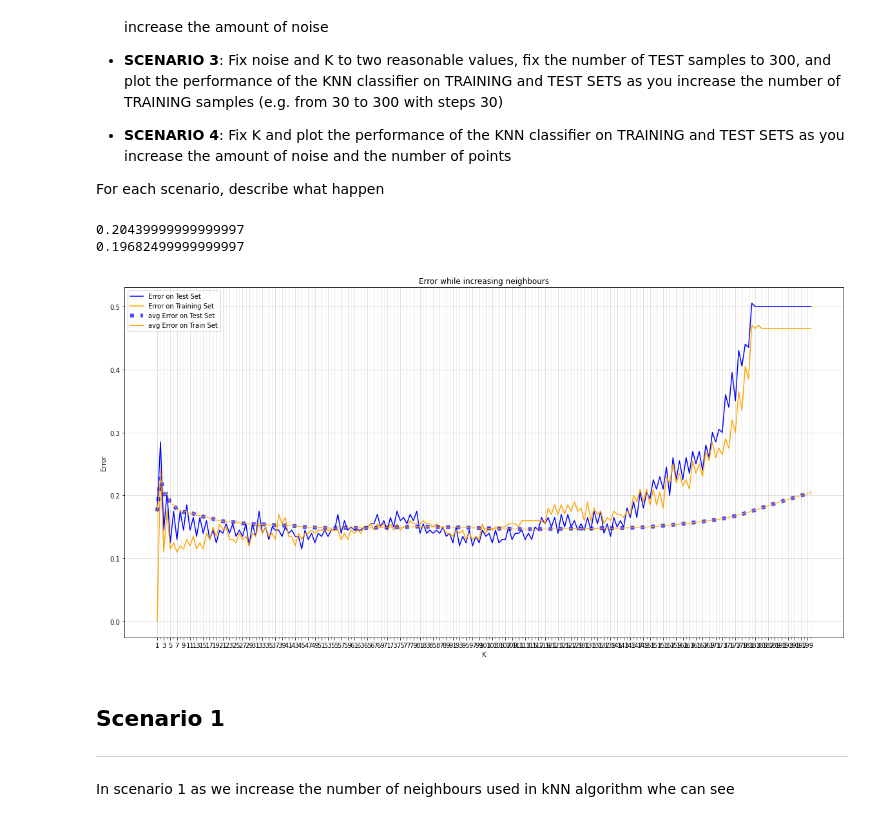
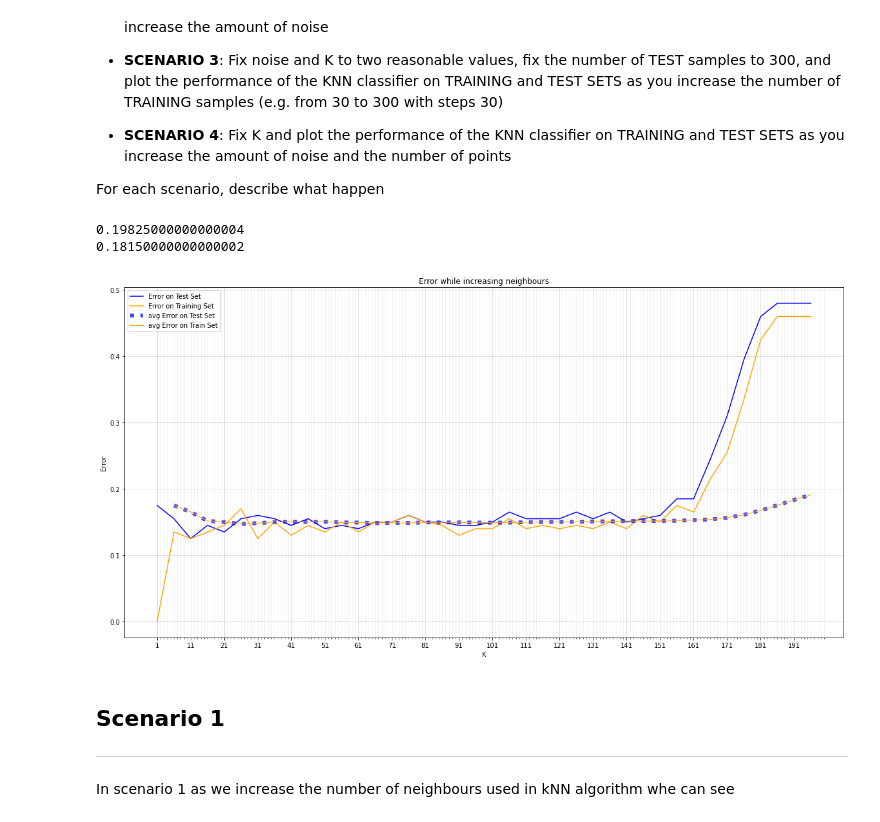
Before and after one commit to invzz/ML_LAB, a Jupyter notebook: lab1_KNN.ipynb, the cells around one changed output. Drawn from its saved outputs; the diff is of its cells as text; code cells hidden in the pictures.

```diff
--- a/lab1_KNN.ipynb
+++ b/lab1_KNN.ipynb
@@ -335,23 +344,9 @@ For each scenario, describe what happen
 n = 200
 D = 2
 k_max = 200
-neighbours = np.arange(1,k_max+1,1)
+neighbours = np.arange(1,k_max+1,5)
 noise = 10
 
-# grid scaling for plot
-major_ticks = np.arange(1, k_max+1, 5 )
-minor_ticks = np.arange(1, k_max+1, 1 )
-
-# plot params
-fig,ax = plt.subplots(1,figsize=(20, 10))
-
-ax.set_xticks(neighbours)
-ax.set_xticks(minor_ticks, minor=True)
-ax.grid(which='minor', alpha=0.2)
-ax.grid(which='major', alpha=0.5)
-ax.set_xlabel('K')
-ax.set_ylabel('Error')
-ax.set_title('Error while increasing neighbours')
 
 
 # setting up error arrays
@@ -363,8 +358,8 @@ Xtr, Ytr = generateDataset(n=n, noise = 10)
 
 # Generate test set
 Xte, Yte = generateDataset(n =n, noise = 10)
-
-
+avg_err_Test =np.empty(len(neighbours))
+avg_err_Train = np.empty(len(neighbours))
 for i, k in enumerate(neighbours):
 
     # Compute the error on the TEST SET
@@ -373,33 +368,33 @@ for i, k in enumerate(neighbours):
     # Compute the error on the TRAINING SET
     err_Train[i]=( calcError(kNNClassify(Xtr, Ytr, k, Xtr), Ytr) )
 
-    avg_err_Test[i] =  np.average(err_Test[:])
+    avg_err_Test[i] =  np.average(err_Test[:i])
 # %%
 
 # grid scaling for plot
-major_ticks = np.arange(1, k_max+1, 2 )
+major_ticks = np.arange(1, k_max+1, 10 )
 minor_ticks = np.arange(1, k_max+1, 1 )
 # plot params
 fig, ax = plt.subplots(1,figsize=(20, 10))
 ax.set_xticks(major_ticks)
 ax.set_xticks(minor_ticks, minor=True)
 ax.grid(which='minor', alpha=0.2)
 ax.grid(which='major', alpha=0.5)
 ax.set_xlabel('K')
 ax.set_ylabel('Error')
 ax.set_title('Error while increasing neighbours')
 print(np.average(err_Test))
 print(np.average(err_Train))
 ax.plot(neighbours, err_Test, 'blue', label="Error on Test Set", )
 ax.plot(neighbours, err_Train, 'orange', label="Error on Training Set")
 ax.plot (neighbours, avg_err_Test,'blue' ,linestyle='dotted', linewidth=6,alpha=0.7,label="avg Error on Test Set")
 ax.plot (neighbours, avg_err_Test,'orange' ,linewidth=1,alpha=1,label="avg Error on Train Set")
 ax.legend()
 plt.show()
 # %% [output]
-0.20439999999999997
-0.19682499999999997
+0.19825000000000004
+0.18150000000000002
-[figure, old version]
+[figure, new version]
 # %% [markdown]
 ## Scenario 1
 ---
```
Also changed, not shown: parts of 2 cells of this notebook.
